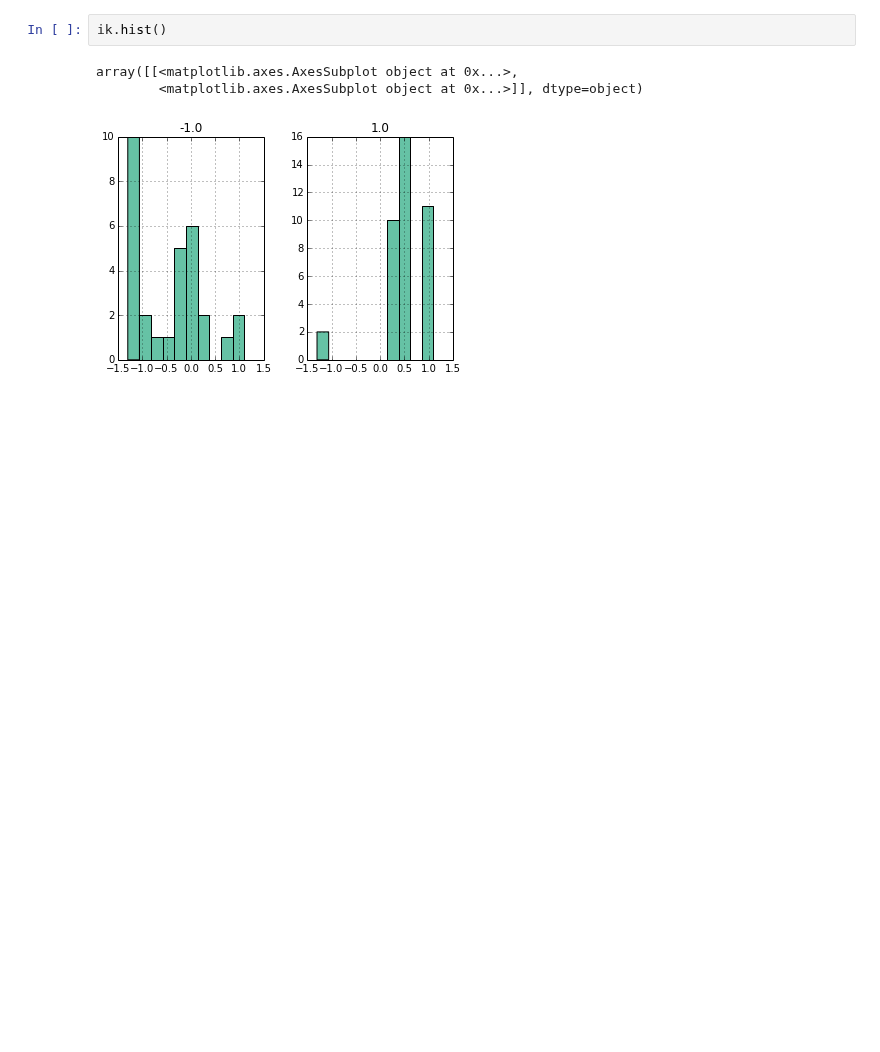
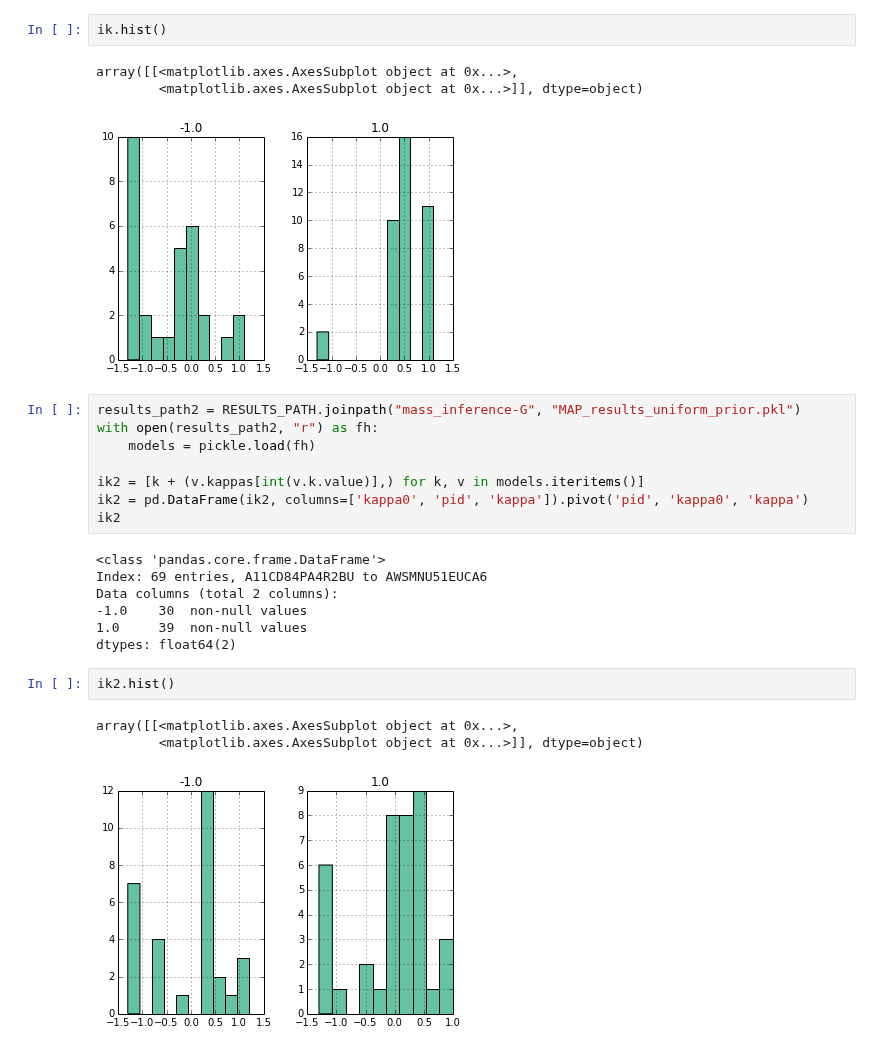
Before and after one commit to berkeley-cocosci/mass-inference, a Jupyter notebook: lib/mass/analysis/mass_inference-G-fall.ipynb, the cells around one changed output. Saved outputs shown, nothing was run; the diff lists cells and outputs as text; blank space fills up the shorter version.

Commit message:
Gernerate MAP results with a uniform prior

```diff
--- a/lib/mass/analysis/mass_inference-G-fall.ipynb
+++ b/lib/mass/analysis/mass_inference-G-fall.ipynb
@@ -152,3 +152,24 @@ ik.hist()
 array([[<matplotlib.axes.AxesSubplot object at 0x...>,
         <matplotlib.axes.AxesSubplot object at 0x...>]], dtype=object)
 [figure]
+# %%
+results_path2 = RESULTS_PATH.joinpath("mass_inference-G", "MAP_results_uniform_prior.pkl")
+with open(results_path2, "r") as fh:
+    models = pickle.load(fh)
+
+ik2 = [k + (v.kappas[int(v.k.value)],) for k, v in models.iteritems()]
+ik2 = pd.DataFrame(ik2, columns=['kappa0', 'pid', 'kappa']).pivot('pid', 'kappa0', 'kappa')
+ik2
+# %% [output]
+<class 'pandas.core.frame.DataFrame'>
+Index: 69 entries, A11CD84PA4R2BU to AWSMNU51EUCA6
+Data columns (total 2 columns):
+-1.0    30  non-null values
+1.0     39  non-null values
+dtypes: float64(2)
+# %%
+ik2.hist()
+# %% [output]
+array([[<matplotlib.axes.AxesSubplot object at 0x...>,
+        <matplotlib.axes.AxesSubplot object at 0x...>]], dtype=object)
+[figure, added]
```
Also changed, not shown: parts of 1 cell of this notebook.
